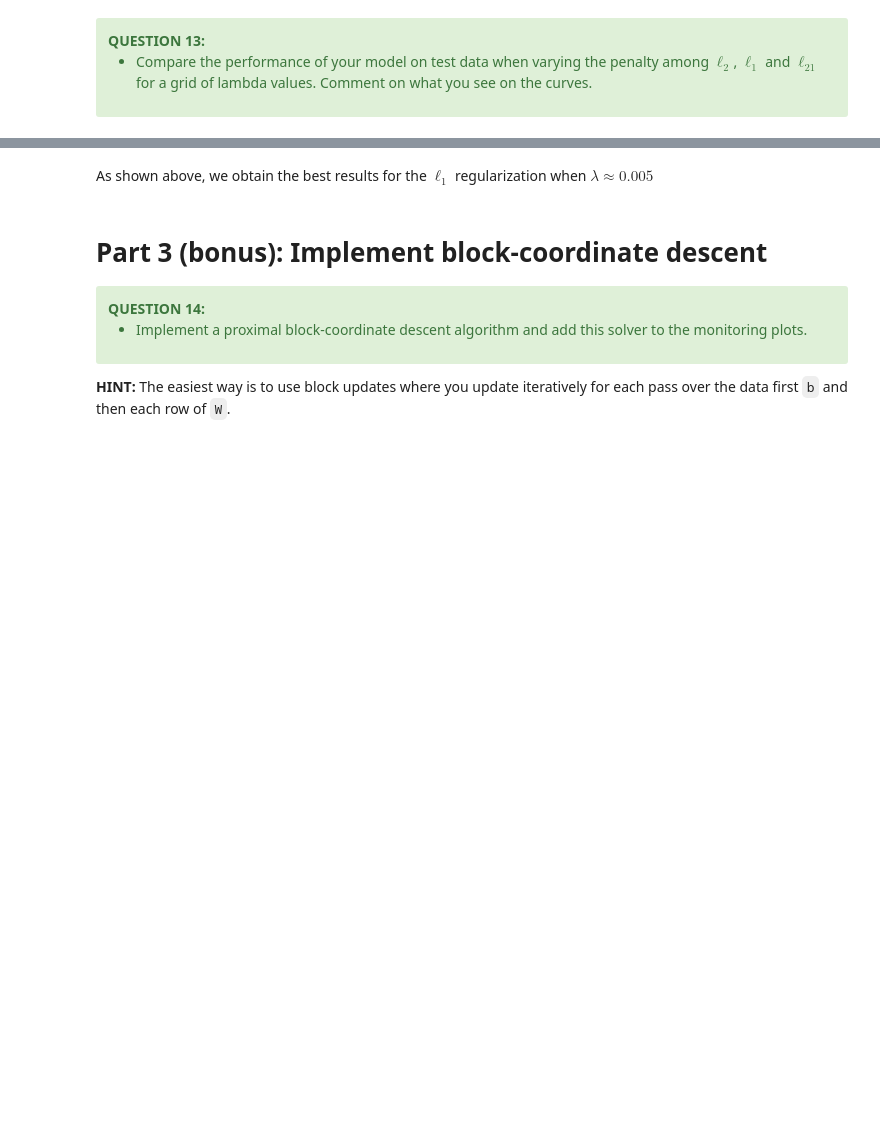
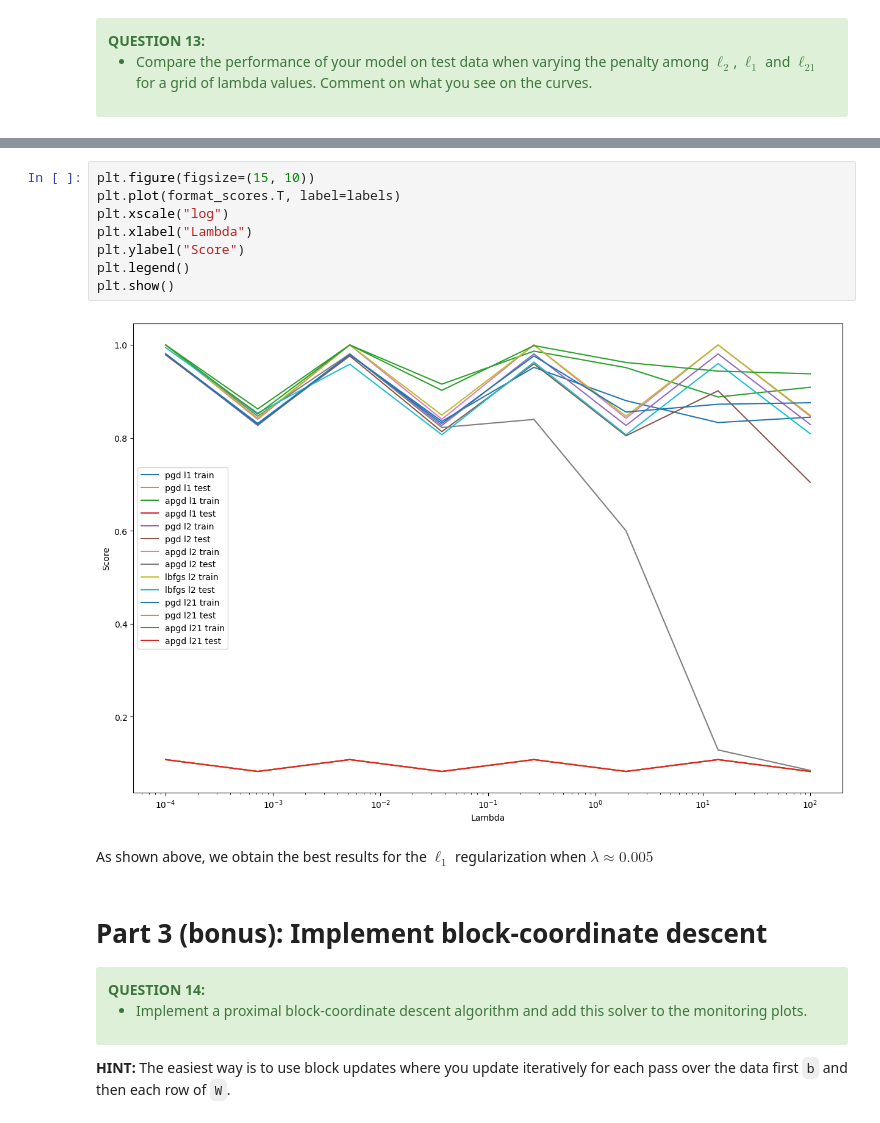
Before and after one commit to MariusAAROS/IPP-Optimisation-for-data-science, a Jupyter notebook: Projet/project_ortega_marius_and_adnan_wiam.ipynb, the cells around one changed output, grey strips where cells are left out. Drawn from its saved outputs; the diff is of its cells as text; blank space fills up the shorter version.

```diff
--- a/Projet/project_ortega_marius_and_adnan_wiam.ipynb
+++ b/Projet/project_ortega_marius_and_adnan_wiam.ipynb
@@ -1316,3 +1350,13 @@ format_scores
+# %%
+plt.figure(figsize=(15, 10))
+plt.plot(format_scores.T, label=labels)
+plt.xscale("log")
+plt.xlabel("Lambda")
+plt.ylabel("Score")
+plt.legend()
+plt.show()
+# %% [output]
+[figure, added]
 # %% [markdown]
 As shown above, we obtain the best results for the $\ell_1$ regularization when $\lambda \approx 0.005$
 # %% [markdown]
```
Also changed, not shown: parts of 5 cells of this notebook.
